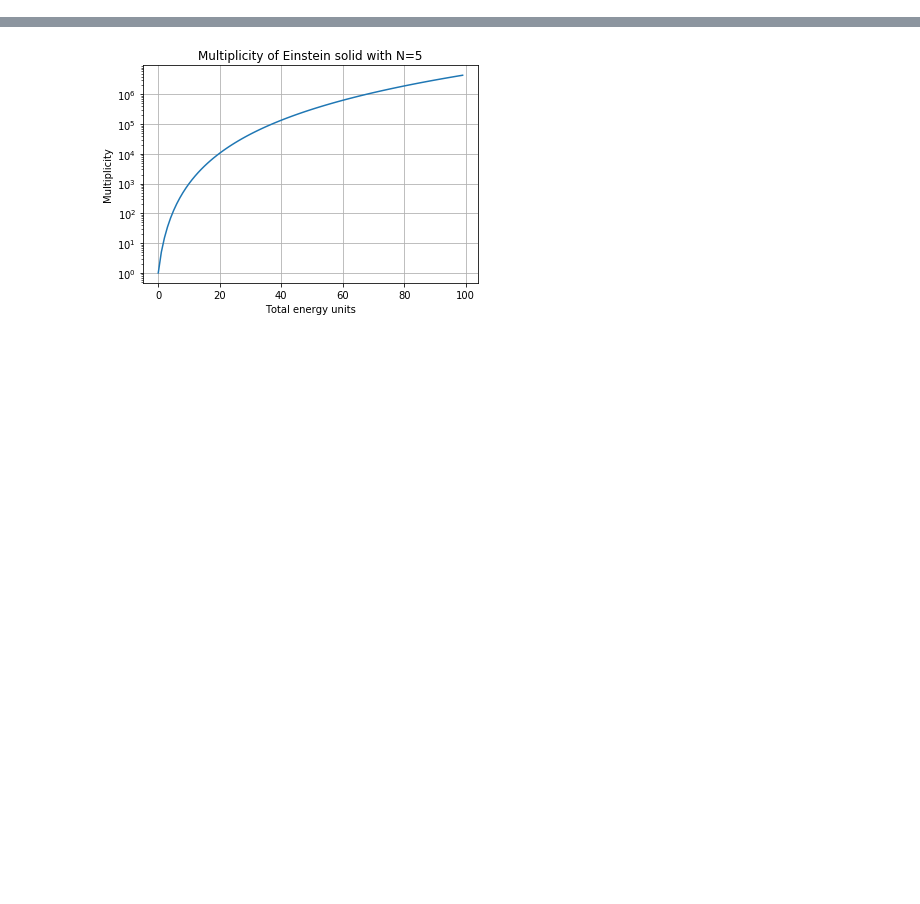
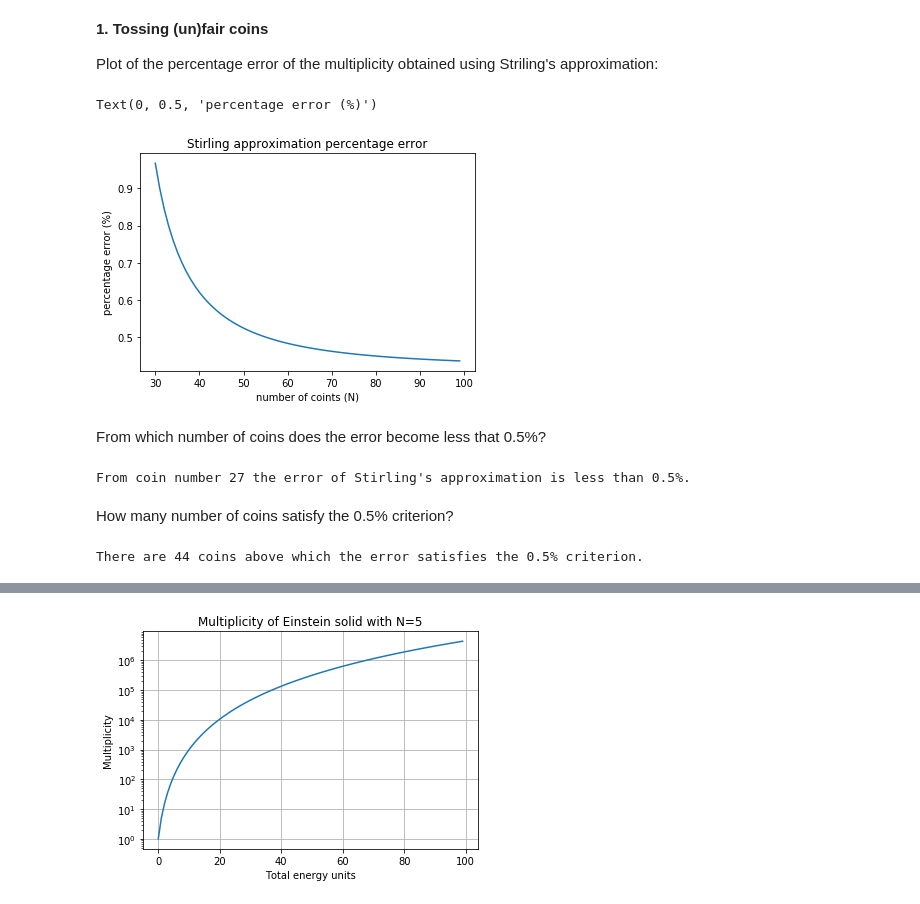
Before and after one commit to tmtenbrink/statfys, a Jupyter notebook: sf1.ipynb, the cells around one changed output, grey strips where cells are left out. Saved outputs shown, nothing was run; the diff lists cells and outputs as text; code cells hidden in the pictures; blank space fills up the shorter version.

```diff
--- a/sf1.ipynb
+++ b/sf1.ipynb
@@ -0,0 +5,57 @@
+# %% [markdown]
+**1. Tossing (un)fair coins**
+
+Plot of the percentage error of the multiplicity obtained using Striling's approximation:
+# %%
+#---Constants used
+pi = np.pi
+
+n = 20          #no. of heads
+N_start = 30    #starting number of coints
+N_end = 100     #ending number of coins
+
+def exact_multiplicity(N_start,N_end,n):
+    n_array = np.ones(N_end-N_start)*n
+    N_array = np.linspace(N_start,N_end, N_end-N_start)
+    multiplicity = factorial(N_array)/(factorial(n_array)*factorial(N_array-n_array))
+    return multiplicity
+
+def stirling_multiplicity(N_start, N_end,n):
+    n_array = np.ones(N_end-N_start)*n
+    N_array = np.linspace(N_start,N_end, N_end-N_start)
+    root = np.sqrt(np.divide(N_array,np.multiply(n_array,(N_array-n_array))))
+    float_power = np.divide(np.float_power(N_array,N_array),np.multiply(np.float_power(n_array,n_array),np.float_power(N_array-n_array,N_array-n_array)))
+    multiplicity = 1/np.sqrt(2*pi)*np.multiply(root,float_power)
+    return multiplicity
+
+
+exact = exact_multiplicity(N_start, N_end, n)
+stirling = stirling_multiplicity(N_start, N_end, n)
+
+error = np.divide(stirling-exact,stirling)*100
+
+answer1_1 = error
+answer1_2a = np.where(error<0.5)[0][0]+1
+answer1_2b = len(np.where(error<0.5)[0])
+
+index = np.where(error>0)[0]+30
+plt.subplot(111)
+plt.plot(index, error)
+plt.title('Stirling approximation percentage error')
+plt.xlabel('number of coints (N)')
+plt.ylabel('percentage error (%)')
+# %% [output]
+Text(0, 0.5, 'percentage error (%)')
+[figure, added]
+# %% [markdown]
+From which number of coins does the error become less that 0.5%?
+# %%
+print("From coin number "+str(answer1_2a)+" the error of Stirling's approximation is less than 0.5%.")
+# %% [output]
+From coin number 27 the error of Stirling's approximation is less than 0.5%.
+# %% [markdown]
+How many number of coins satisfy the 0.5% criterion?
+# %%
+print("There are "+str(answer1_2b)+" coins above which the error satisfies the 0.5% criterion.")
+# %% [output]
+There are 44 coins above which the error satisfies the 0.5% criterion.
```
Also changed, not shown: parts of 15 cells of this notebook.
